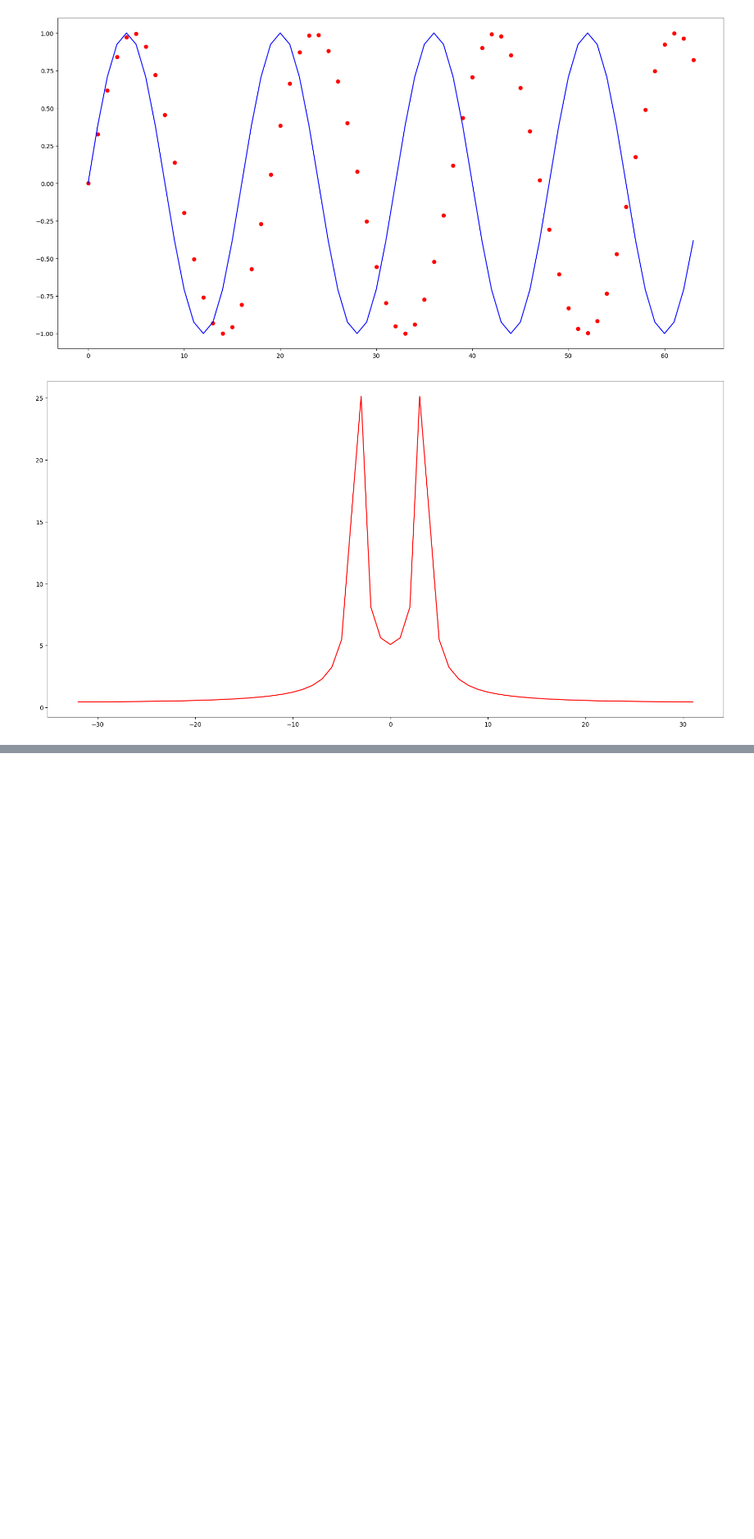
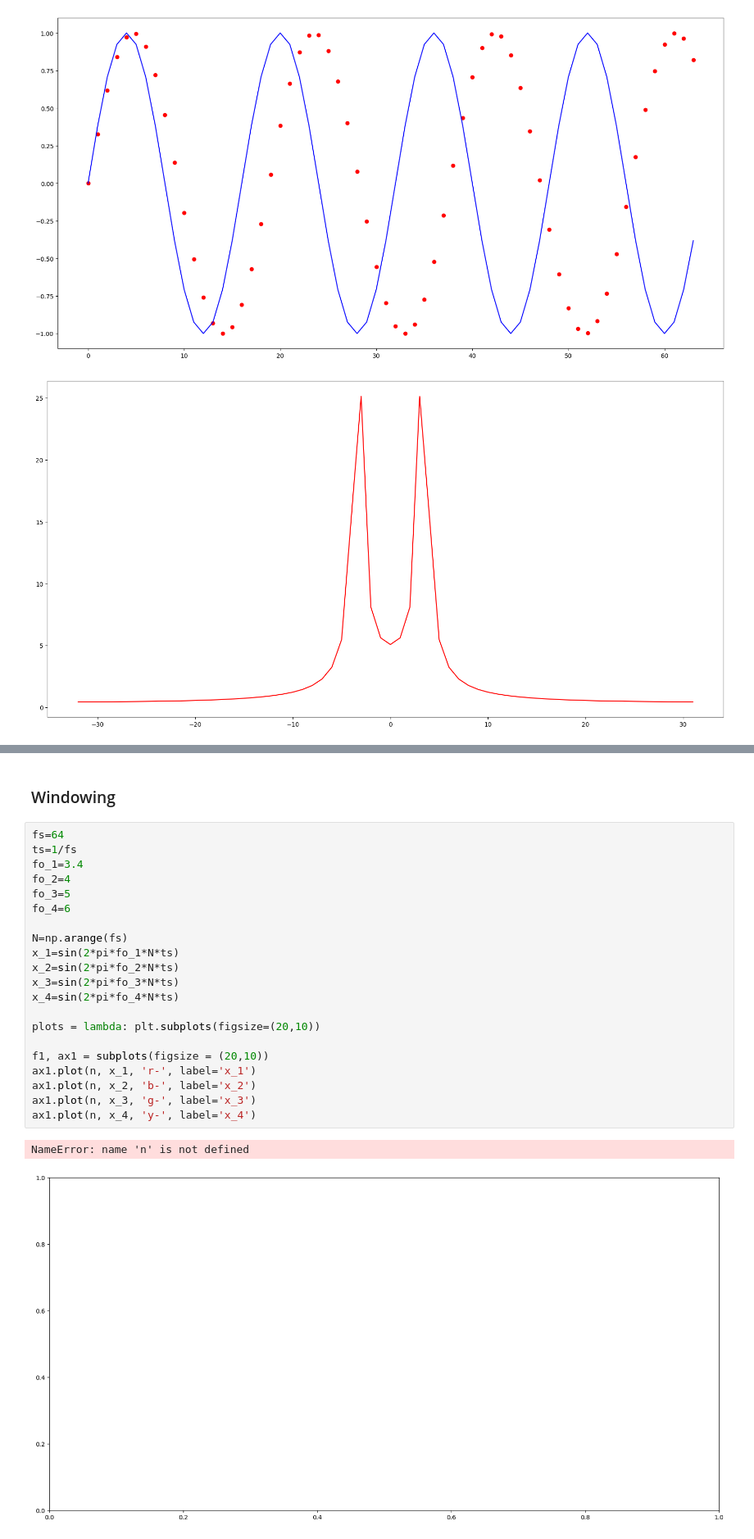
Before and after one commit to Esteb37/te2004b, a Jupyter notebook: Jupyter/Leakage.ipynb, the cells around one changed output, grey strips where cells are left out. Shown at 82% size. Cells and saved outputs as stored; diff of their text form; blank space fills up the shorter version.

```diff
--- a/Jupyter/Leakage.ipynb
+++ b/Jupyter/Leakage.ipynb
@@ -100,0 +104,26 @@ plt.show()
+# %% [markdown]
+### Windowing
+# %%
+fs=64
+ts=1/fs
+fo_1=3.4
+fo_2=4
+fo_3=5
+fo_4=6
+
+N=np.arange(fs)
+x_1=sin(2*pi*fo_1*N*ts)
+x_2=sin(2*pi*fo_2*N*ts)
+x_3=sin(2*pi*fo_3*N*ts)
+x_4=sin(2*pi*fo_4*N*ts)
+
+plots = lambda: plt.subplots(figsize=(20,10))
+
+f1, ax1 = subplots(figsize = (20,10))
+ax1.plot(n, x_1, 'r-', label='x_1')
+ax1.plot(n, x_2, 'b-', label='x_2')
+ax1.plot(n, x_3, 'g-', label='x_3')
+ax1.plot(n, x_4, 'y-', label='x_4')
+# %% [output]
+NameError: name 'n' is not defined
+[figure, added]
```
Also changed, not shown: parts of 2 cells of this notebook, 1 other file.
